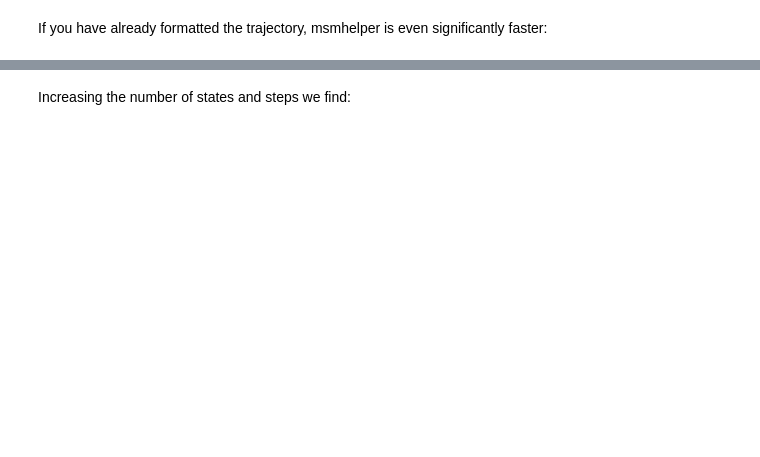
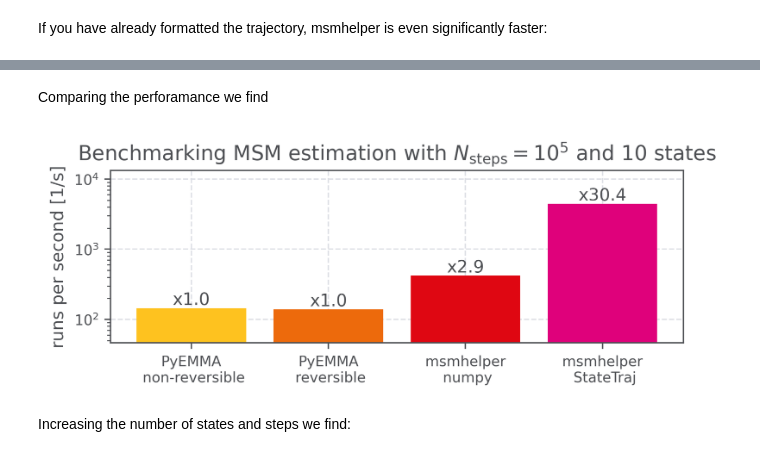
Before and after one commit to moldyn/msmhelper, a Jupyter notebook: docs/benchmark.ipynb, the cells around one changed output, grey strips where cells are left out. Saved outputs shown, nothing was run; the diff lists cells and outputs as text; code cells hidden in the pictures; blank space fills up the shorter version.

Commit message:
Add plots to visualize the benchmarks.

```diff
--- a/docs/benchmark.ipynb
+++ b/docs/benchmark.ipynb
@@ -38 +61,3 @@ mh.msm.estimate_markov_model(traj, lagtime=lagtime)
+# %%
+time_msm_mh_traj = _
 # %%
@@ -43 +68,3 @@ pyemma.msm.estimate_markov_model(traj, lag=lagtime, reversible=False)
+# %%
+time_msm_pyemma_nonrev = _
 # %%
@@ -48,3 +75,5 @@ pyemma.msm.estimate_markov_model(traj, lag=lagtime)
+# %%
+time_msm_pyemma_rev = _
 # %% [markdown]
 If you have already formatted the trajectory, msmhelper is even significantly faster:
 # %%
@@ -55,3 +84,15 @@ traj.estimate_markov_model(lagtime=lagtime)
+# %%
+time_msm_mh_statetraj = _
+# %% [markdown]
+Comparing the perforamance we find
+# %%
+visualize_benchmark_results(
+    (time_msm_pyemma_nonrev, time_msm_pyemma_rev, time_msm_mh_traj, time_msm_mh_statetraj),
+    ('PyEMMA\n non-reversible', 'PyEMMA\n reversible', 'msmhelper\n numpy', 'msmhelper\n StateTraj'),
+    f'Benchmarking MSM estimation with $N_\mathrm{{steps}}=10^{np.log10(n_steps):.0f}$ and {n_states} states',
+)
+# %% [output]
+[figure, added]
 # %% [markdown]
 Increasing the number of states and steps we find:
 # %%
```
Also changed, not shown: parts of 30 cells of this notebook.
